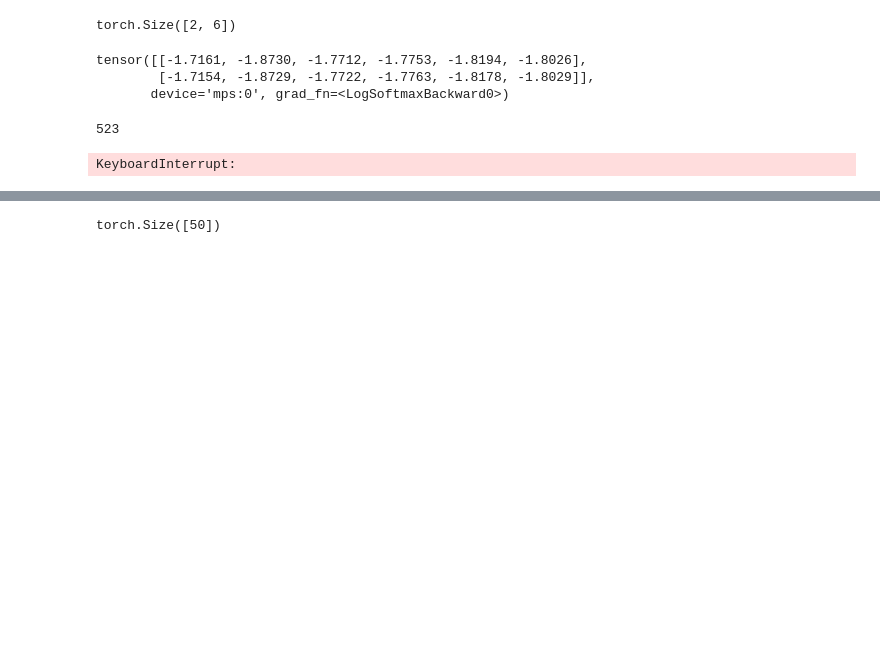
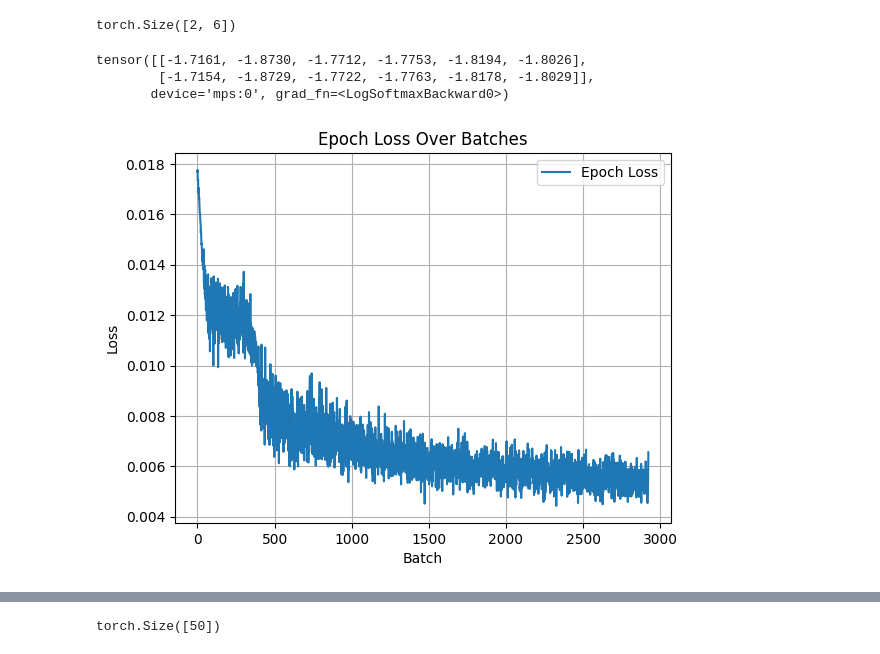
Before and after one commit to JackyL100/MoS2, a Jupyter notebook: Playground/SSLDEC.ipynb, the cells around one changed output, grey strips where cells are left out. Saved outputs shown, nothing was run; the diff lists cells and outputs as text; code cells hidden in the pictures; blank space fills up the shorter version.

```diff
--- a/Playground/SSLDEC.ipynb
+++ b/Playground/SSLDEC.ipynb
@@ -192,18 +136,14 @@ def train_model(model, dataloader, criterion, optimizer, num_epochs=10):
         # plt.show()
 # %%
 nn.functional.softmax(nn.functional.one_hot(torch.tensor(1), num_classes=6).to(torch.float32))
-# %%
-len(test)
-# %% [output]
-523
 # %%
 model = SSLDEC()
 loss_func = nn.KLDivLoss()
 optimizer = torch.optim.Adam(model.parameters(), lr= 2*(10**-5))
 # %%
-train_model(model, train, loss_func, optimizer, num_epochs=5)
+train_model(model, train, loss_func, optimizer, num_epochs=1)
 # %% [output]
-KeyboardInterrupt:
+[figure, added]
 # %%
 def evaluate_model(model, testloader):
     model.eval()
```
Also changed, not shown: parts of 4 cells of this notebook.
